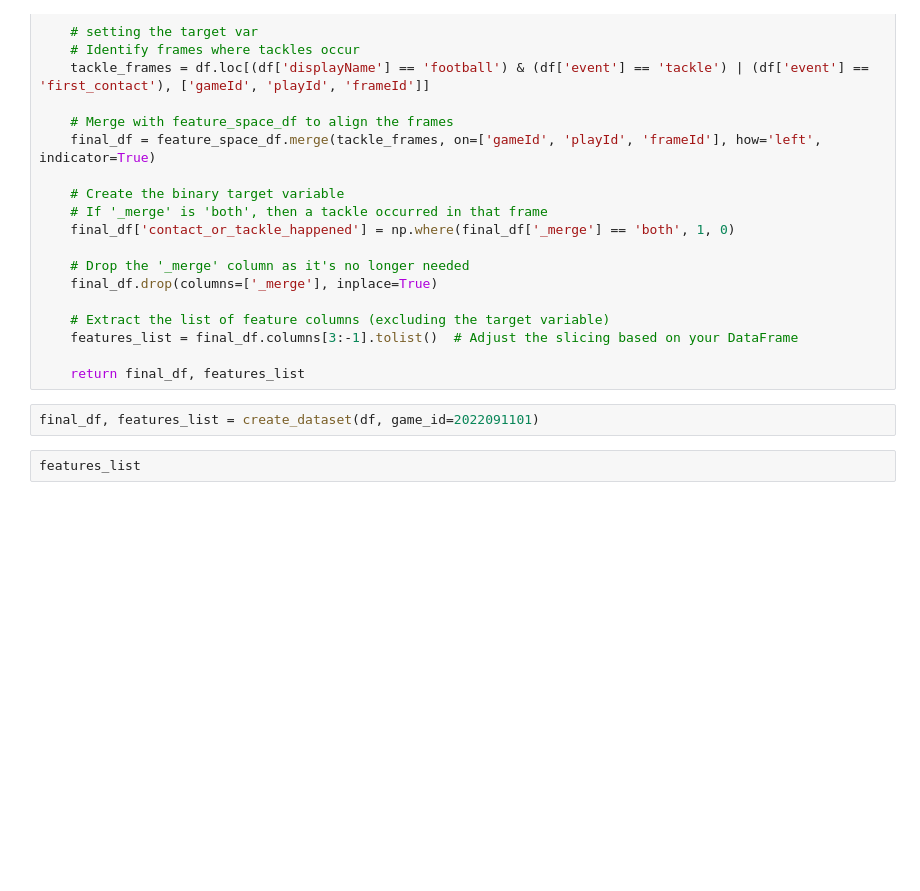
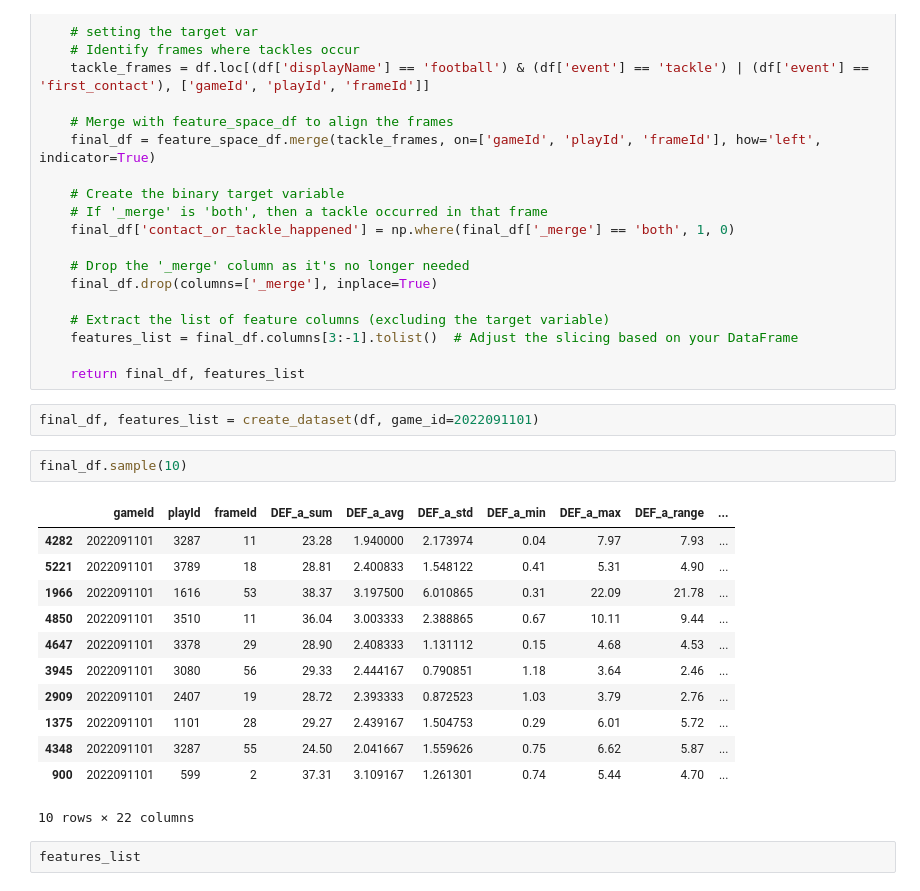
Before and after one commit to tbryan2/nfl-big-data-bowl-2024, a Jupyter notebook: notebooks/contact_or_tackle_probability.ipynb, the cells around one changed output. Drawn from its saved outputs; the diff is of its cells as text; blank space fills up the shorter version.

```diff
--- a/notebooks/contact_or_tackle_probability.ipynb
+++ b/notebooks/contact_or_tackle_probability.ipynb
@@ -126,6 +126,21 @@ def create_dataset(df, game_id):
     return final_df, features_list
 # %%
 final_df, features_list = create_dataset(df, game_id=2022091101)
+# %%
+final_df.sample(10)
+# %% [output]
+|  | gameId | playId | frameId | DEF_a_sum | DEF_a_avg | DEF_a_std | DEF_a_min | DEF_a_max | DEF_a_range | ... |
+| 4282 | 2022091101 | 3287 | 11 | 23.28 | 1.940000 | 2.173974 | 0.04 | 7.97 | 7.93 | ... |
+| 5221 | 2022091101 | 3789 | 18 | 28.81 | 2.400833 | 1.548122 | 0.41 | 5.31 | 4.90 | ... |
+| 1966 | 2022091101 | 1616 | 53 | 38.37 | 3.197500 | 6.010865 | 0.31 | 22.09 | 21.78 | ... |
+| 4850 | 2022091101 | 3510 | 11 | 36.04 | 3.003333 | 2.388865 | 0.67 | 10.11 | 9.44 | ... |
+| 4647 | 2022091101 | 3378 | 29 | 28.90 | 2.408333 | 1.131112 | 0.15 | 4.68 | 4.53 | ... |
+| 3945 | 2022091101 | 3080 | 56 | 29.33 | 2.444167 | 0.790851 | 1.18 | 3.64 | 2.46 | ... |
+| 2909 | 2022091101 | 2407 | 19 | 28.72 | 2.393333 | 0.872523 | 1.03 | 3.79 | 2.76 | ... |
+| 1375 | 2022091101 | 1101 | 28 | 29.27 | 2.439167 | 1.504753 | 0.29 | 6.01 | 5.72 | ... |
+| 4348 | 2022091101 | 3287 | 55 | 24.50 | 2.041667 | 1.559626 | 0.75 | 6.62 | 5.87 | ... |
+| 900 | 2022091101 | 599 | 2 | 37.31 | 3.109167 | 1.261301 | 0.74 | 5.44 | 4.70 | ... |
+10 rows × 22 columns
 # %%
 features_list
 # %% [output]
```
Also changed, not shown: 2 other files.
